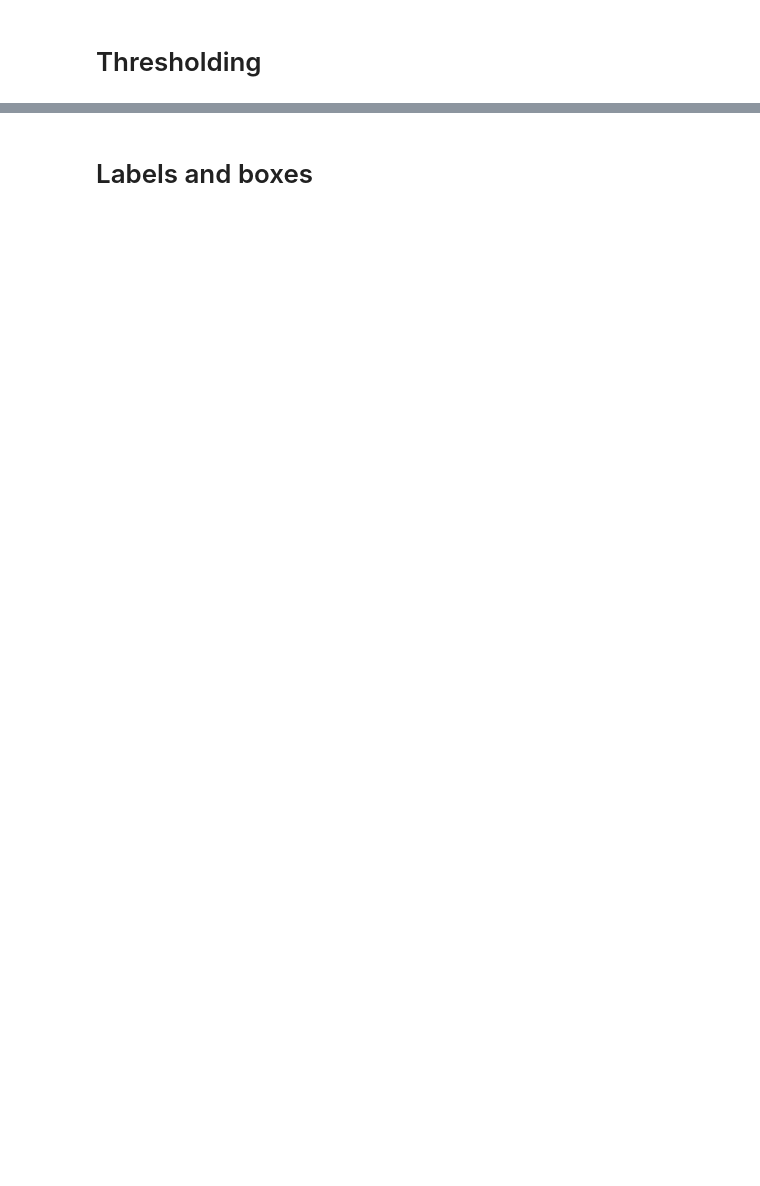
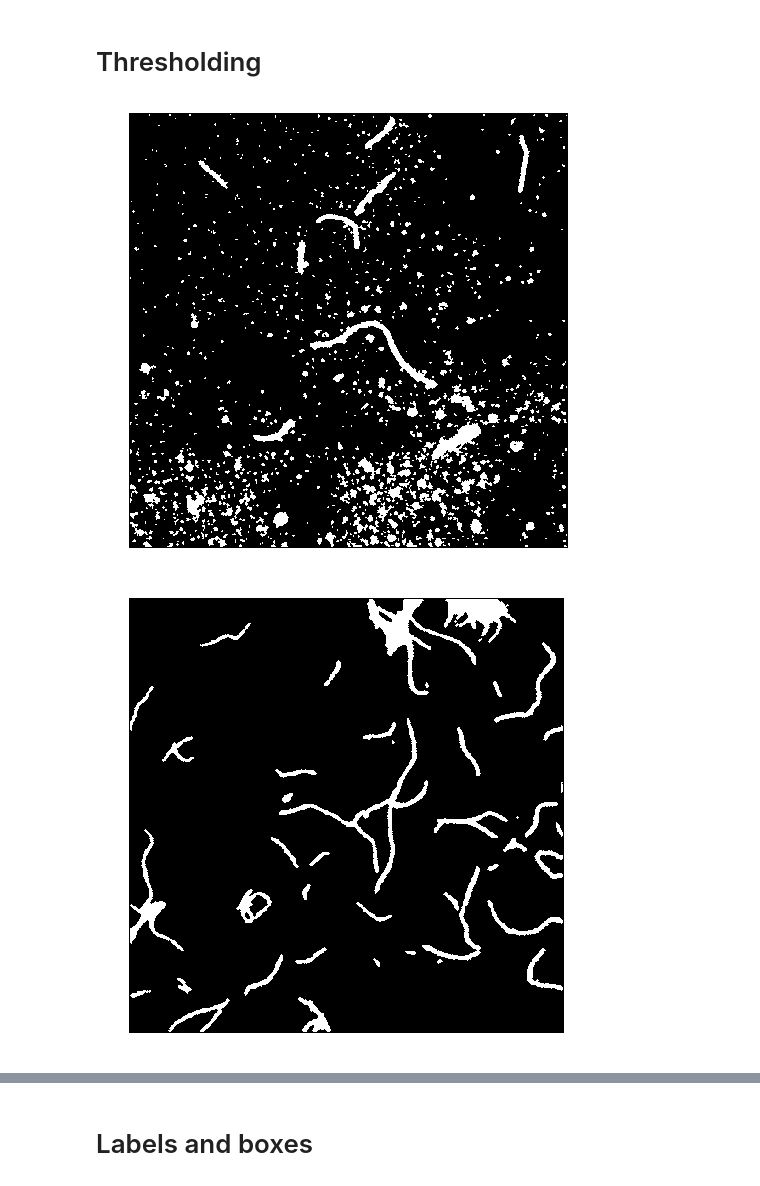
Before and after one commit to Rodrigo163/Personal-Projects, a Jupyter notebook: Image Segmentation/Presentable.ipynb, the cells around one changed output, grey strips where cells are left out. Saved outputs shown, nothing was run; the diff lists cells and outputs as text; code cells hidden in the pictures; blank space fills up the shorter version.

```diff
--- a/Image Segmentation/Presentable.ipynb
+++ b/Image Segmentation/Presentable.ipynb
@@ -71,0 +94,26 @@ multi_final = pre_processing_dark(multi)
+# %%
+def pre_processing_general(multi):
+    multi = normalize(multi, norm='l1')
+    multi = np.where(multi < np.percentile(multi, 95),0 , multi)
+    multi = ndi.binary_dilation(multi, iterations=2)
+    multi = ndi.binary_erosion(multi, iterations=1)
+    multi = ndi.binary_opening(multi, iterations=1)
+    #multi = ndi.binary_closing(multi, iterations=2)
+    #multi = filters.median(multi, disk(5))
+
+
+    return multi
+
+multi_final = pre_processing_general(multi)
+dx5_final = pre_processing_general(dx5)
+test1_final = pre_processing_general(test1)
+
+
+im_show(multi_final)
+im_show(dx5_final)
+im_show(test1_final)
+
+multi_final = dx5_final
+# %% [output]
+[figure, added]
+[figure, added]
```
Also changed, not shown: parts of 18 cells of this notebook, 5 other files.
